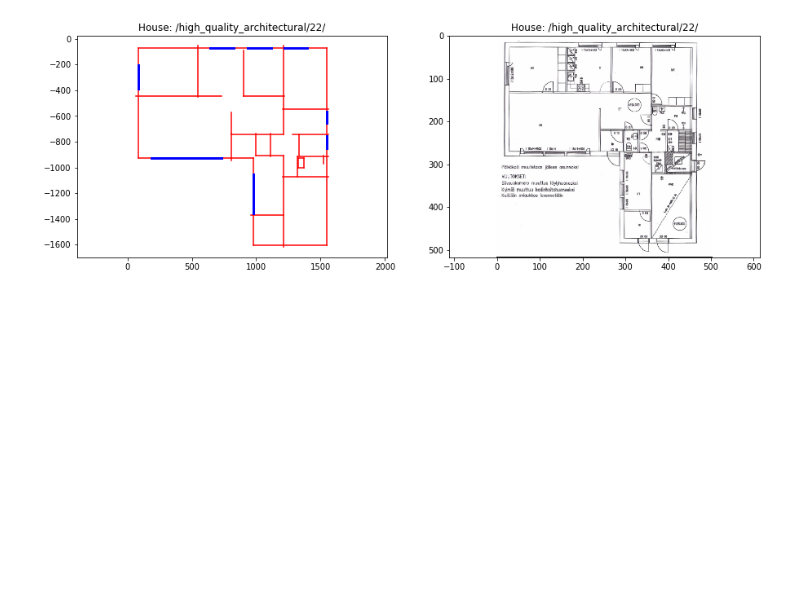
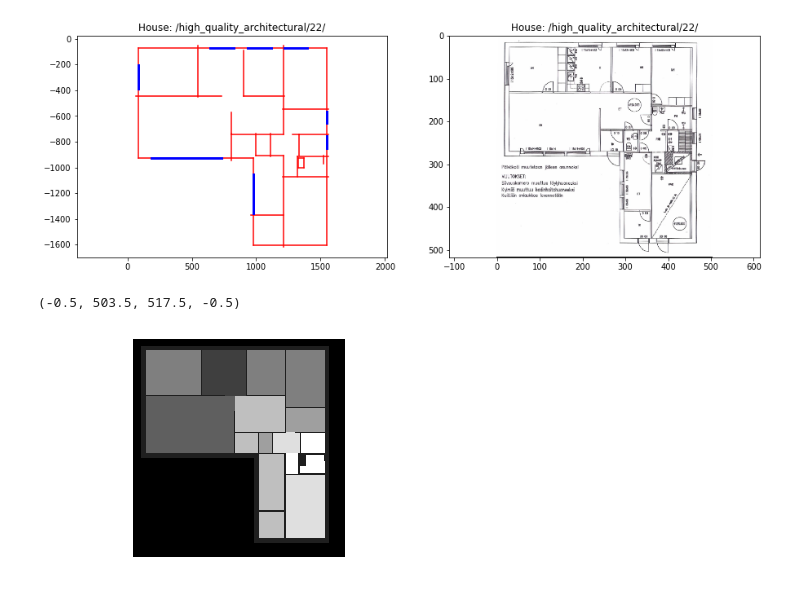
Before and after one commit to saeranv/CubiCasa5k, a Jupyter notebook: floorplan_bem/floorplan_bem.ipynb, the cells around one changed output. Drawn from its saved outputs; the diff is of its cells as text; code cells hidden in the pictures; blank space fills up the shorter version.

```diff
--- a/floorplan_bem/floorplan_bem.ipynb
+++ b/floorplan_bem/floorplan_bem.ipynb
@@ -71,6 +71,21 @@ for _a in a:
 # %% [output]
 [figure]
 # %%
+#from skimage.measure import approximate_polygon, find_contours
+from shapely import geometry as geom
+
+def extract_xy(p):
+    return p.T[:, 0]
+
+def connect_xy(x, y):
+    x = np.concatenate([x, [x[0]]])
+    y = np.concatenate([y, [y[0]]])
+    return np.array([x, y])
+
+def to_poly_sh(xx, yy):
+    # poly = poly.simplify(0.05, preserve_topology=True)
+    return geom.Polygon([(_xx, _yy) for _xx, _yy in zip(xx, yy)])
+
 def rooms_equal_color_mapping(_rooms: np.ndarray, _rooms_class_num: int) -> np.ndarray:
     """Replace class indices with equally spaced intervals from 0-255 for thresholding.
 
@@ -83,42 +98,44 @@ def rooms_equal_color_mapping(_rooms: np.ndarray, _rooms_class_num: int) -> np.n
             _rooms: 2d matrix of room image pixels with indices
                 mapped between 0-255.
 
     """
 
     if (len(_rooms.shape) != 2) or (not _rooms.dtype == np.uint8):
         raise Exception('_rooms expects 2D matrix of dtype np.uint.'
             'Got: {} shape and {} dtype.'.format(_rooms.shape, _rooms.dtype))
 
     N = _rooms_class_num
 
     # Color val calculation
     color_interval = 255 / (N - 1)
     color_vals = (np.arange(N) * color_interval).astype(np.uint8)
+    #color_vals = (np.ones(N) * 50).astype(np.uint8)
 
     # Replace room indices with colors
     for i, v in zip(room_classes, color_vals):
         _rooms = np.where(_rooms == i, v, _rooms)
 
     return _rooms
 
-def extract_xy(p):
-    return p.T[:, 0]
-
-def connect_xy(x, y):
-    x = np.concatenate([x, [x[0]]])
-    y = np.concatenate([y, [y[0]]])
-    return np.array([x, y])
+def rooms_binary_color_mapping(_rooms: np.ndarray) -> np.ndarray:
+    """B/w color"""
+    return np.where(_rooms == 2, 255, 0).astype(np.uint8)
 
 label = hdata['label']
 label_np = label.data.cpu().numpy()
 rooms = label_np[0].astype(np.uint8)
 room_classes = np.unique(rooms)
 N = room_classes.size
 #classes = [room_classes[i] for i in room_classes_idx]
 rooms = rooms_equal_color_mapping(rooms, N)
+#rooms = rooms_binary_color_mapping(rooms)
 
-# f, a = plt.subplots(1, 1)
-# rseg = a.imshow(rooms, cmap='gray')
-# a.axis('equal')
-# a.axis('off')
-# f.savefig('contour.png')#, frameon=False, bbox_inches='tight', pad_inches=0)
+
+f, a = plt.subplots(1, 1)
+rseg = a.imshow(rooms, cmap='gray')
+a.axis('equal')
+a.axis('off')
+# #f.savefig('contour.png')#, frameon=False, bbox_inches='tight', pad_inches=0)
+# %% [output]
+(-0.5, 503.5, 517.5, -0.5)
+[figure, added]
```
Also changed, not shown: parts of 10 cells of this notebook.
